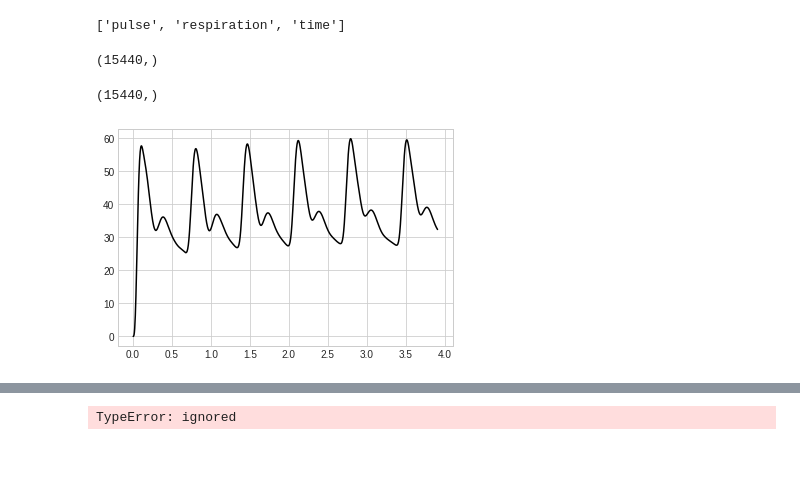
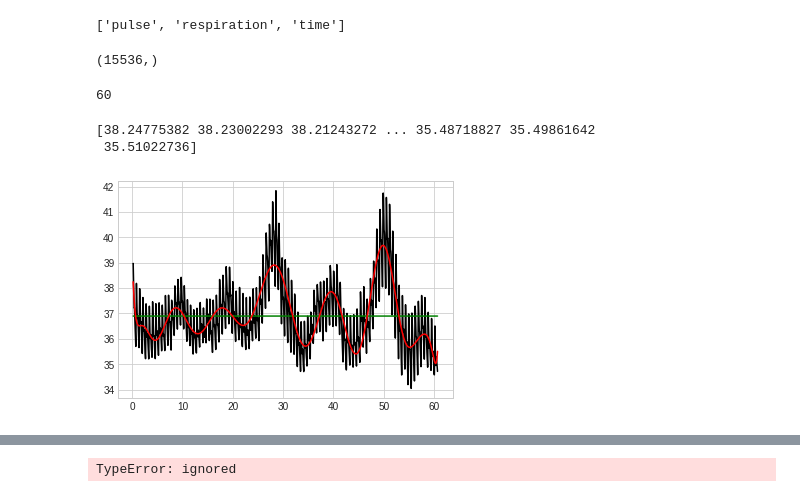
Before and after one commit to marvinmouroum/cv-heart-rate-measurement, a Jupyter notebook: Copy_of_cv_heart_rate_measurement.ipynb, the cells around one changed output, grey strips where cells are left out. Saved outputs shown, nothing was run; the diff lists cells and outputs as text; code cells hidden in the pictures; blank space fills up the shorter version.

```diff
--- a/Copy_of_cv_heart_rate_measurement.ipynb
+++ b/Copy_of_cv_heart_rate_measurement.ipynb
@@ -322,7 +322,7 @@ def script(random, vtype, nb, directories):
 import h5py
 #library documentation: http://docs.h5py.org/en/stable/quick.html
 
-f = h5py.File('gdrive/My Drive/cohface/1/0/data.hdf5', 'r')
+f = h5py.File('gdrive/My Drive/cohface/36/1/data.hdf5', 'r')
 
 list(f.keys())
 # %% [output]
@@ -333,15 +333,7 @@ tset = f['time'] #in seconds
 # %%
 print(dset.shape)
 tset.shape
+int(tset[-1])
 # %% [output]
-(15440,)
+(15536,)
-(15440,)
+60
-# %%
-import matplotlib.pyplot as plt
-plt.style.use('seaborn-whitegrid')
-import numpy as np
-
-#have a look at the data
-plt.plot(tset[0:1000], dset[0:1000], '-', color='black');
-# %% [output]
-[figure, removed]
@@ -372,0 +340,28 @@ def extract_hr(xset,yset,start=1,end=1000):
+# %%
+import matplotlib.pyplot as plt
+plt.style.use('seaborn-whitegrid')
+import numpy as np
+import statistics
+
+avg = statistics.mean(dset)
+sd = statistics.stdev(dset)
+
+srt = 50
+stp = dset.size
+avgV = [avg] * (stp-srt)
+
+#have a look at the data
+plt.plot(tset[srt:stp], dset[srt:stp], '-', color='black');
+plt.plot(tset[srt:stp], avgV, '-', color='green');
+
+# calculate polynomial
+z = np.polyfit(tset[srt:stp], dset[srt:stp], 25)
+f = np.poly1d(z)
+
+y_new = f(tset[srt:stp])
+print(y_new)
+plt.plot(tset[srt:stp], y_new, '-', color='red');
+# %% [output]
+[38.24775382 38.23002293 38.21243272 ... 35.48718827 35.49861642
+ 35.51022736]
+[figure, added]
```
Also changed, not shown: parts of 8 cells of this notebook.
